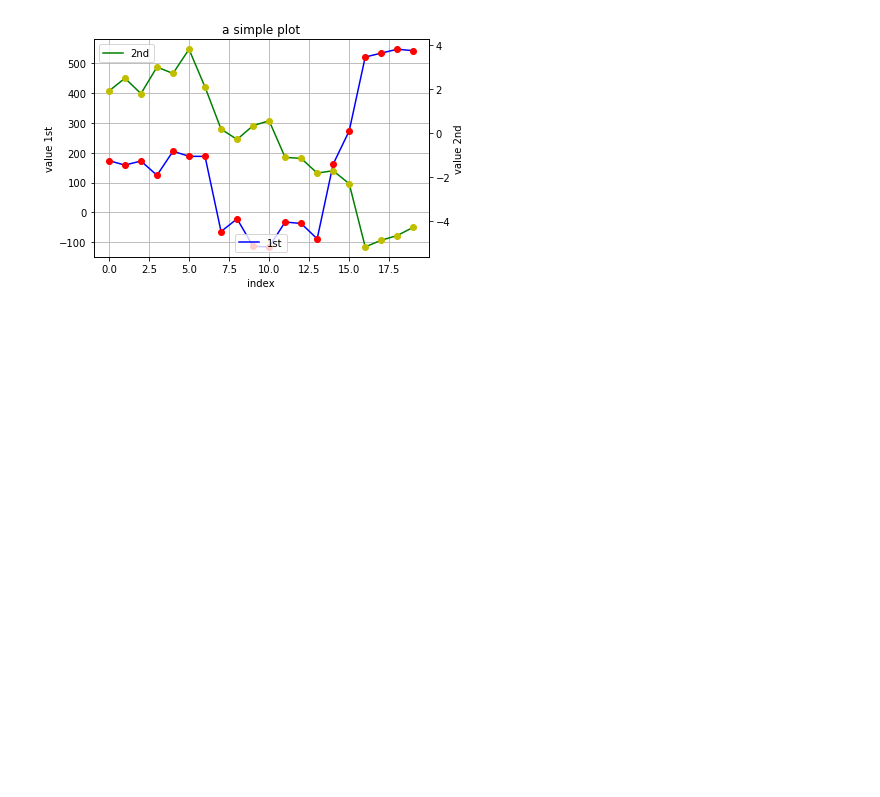
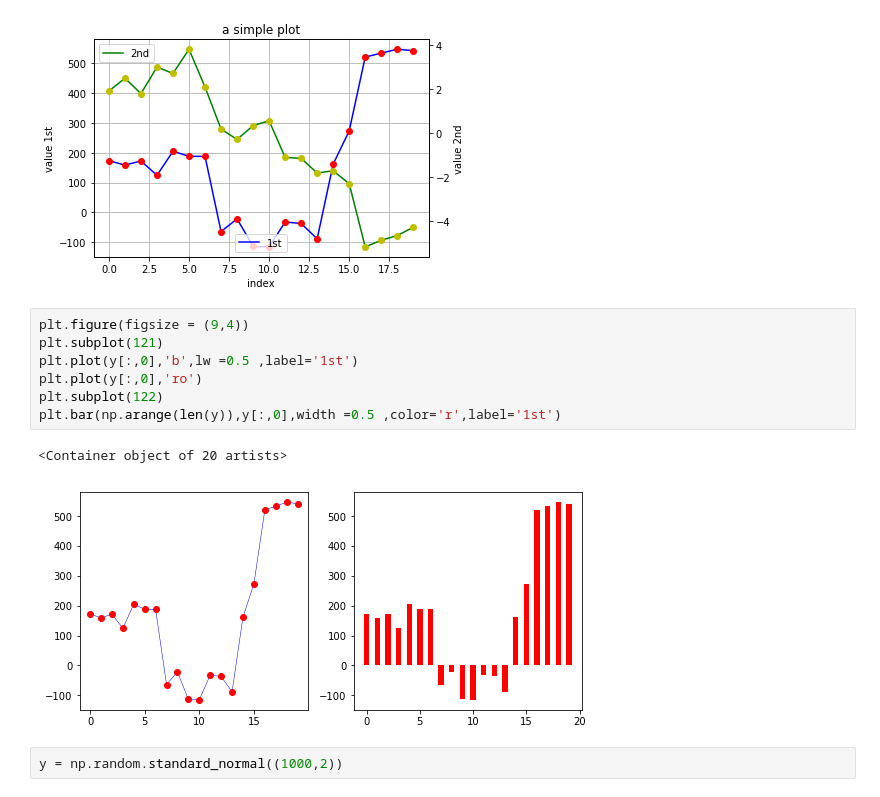
Before and after one commit to liulei2018/pythonfinance, a Jupyter notebook: chapter5.ipynb, the cells around one changed output. Drawn from its saved outputs; the diff is of its cells as text; blank space fills up the shorter version.

```diff
--- a/chapter5.ipynb
+++ b/chapter5.ipynb
@@ -119,3 +119,15 @@ plt.ylabel('value 2nd')
 # %% [output]
 <matplotlib.text.Text at 0x...>
 [figure]
+# %%
+plt.figure(figsize = (9,4))
+plt.subplot(121)
+plt.plot(y[:,0],'b',lw =0.5 ,label='1st')
+plt.plot(y[:,0],'ro')
+plt.subplot(122)
+plt.bar(np.arange(len(y)),y[:,0],width =0.5 ,color='r',label='1st')
+# %% [output]
+<Container object of 20 artists>
+[figure, added]
+# %%
+y = np.random.standard_normal((1000,2))
```
Also changed, not shown: parts of 5 cells of this notebook, 1 other file.
